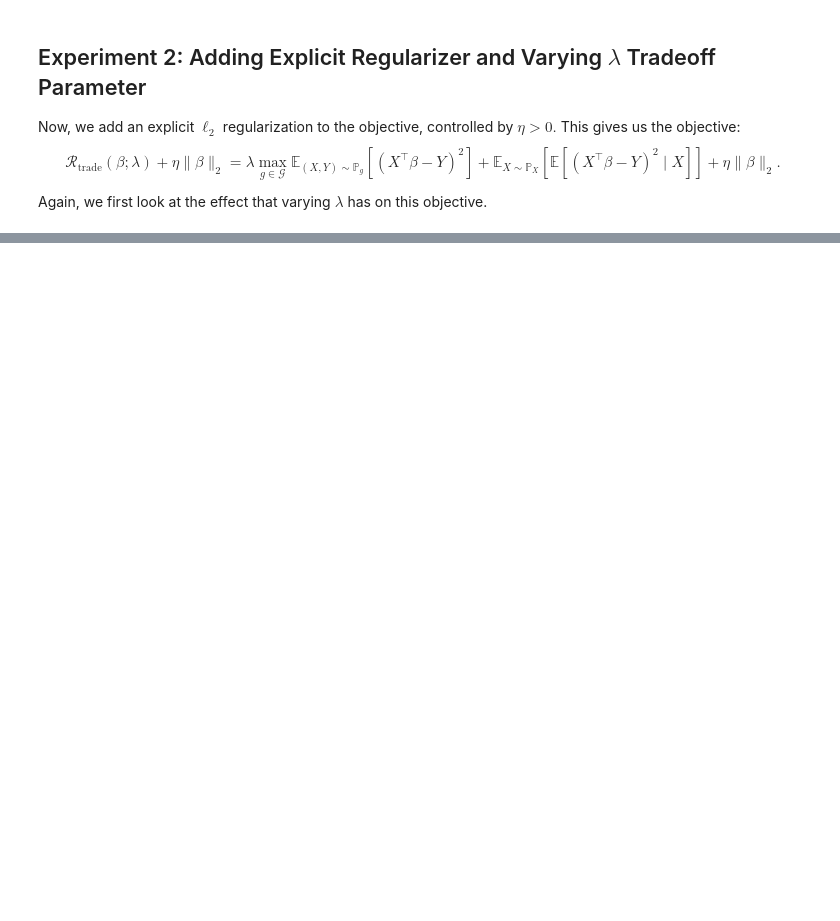
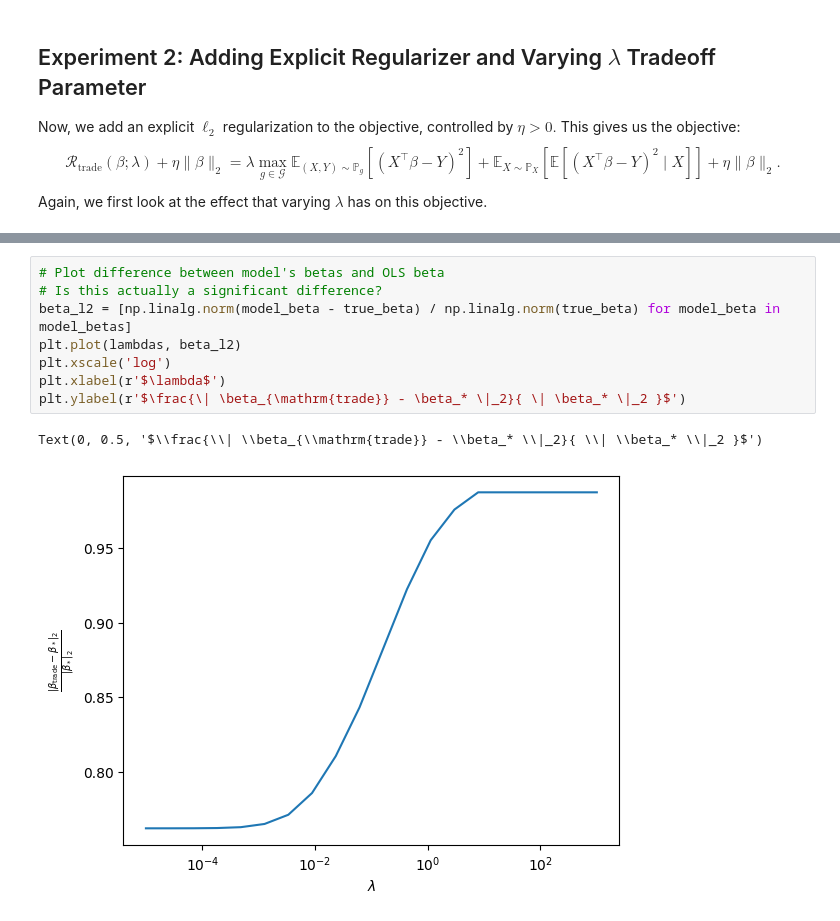
Before and after one commit to essdeee/overparam_dro, a Jupyter notebook: main.ipynb, the cells around one changed output, grey strips where cells are left out. Saved outputs shown, nothing was run; the diff lists cells and outputs as text; blank space fills up the shorter version.

```diff
--- a/main.ipynb
+++ b/main.ipynb
@@ -330,0 +343,11 @@ Maximum iteration reached.
+# %%
+# Plot difference between model's betas and OLS beta
+# Is this actually a significant difference?
+beta_l2 = [np.linalg.norm(model_beta - true_beta) / np.linalg.norm(true_beta) for model_beta in model_betas]
+plt.plot(lambdas, beta_l2)
+plt.xscale('log')
+plt.xlabel(r'$\lambda$')
+plt.ylabel(r'$\frac{\| \beta_{\mathrm{trade}} - \beta_* \|_2}{ \| \beta_* \|_2 }$')
+# %% [output]
+Text(0, 0.5, '$\\frac{\\| \\beta_{\\mathrm{trade}} - \\beta_* \\|_2}{ \\| \\beta_* \\|_2 }$')
+[figure, added]
```
Also changed, not shown: parts of 12 cells of this notebook.
